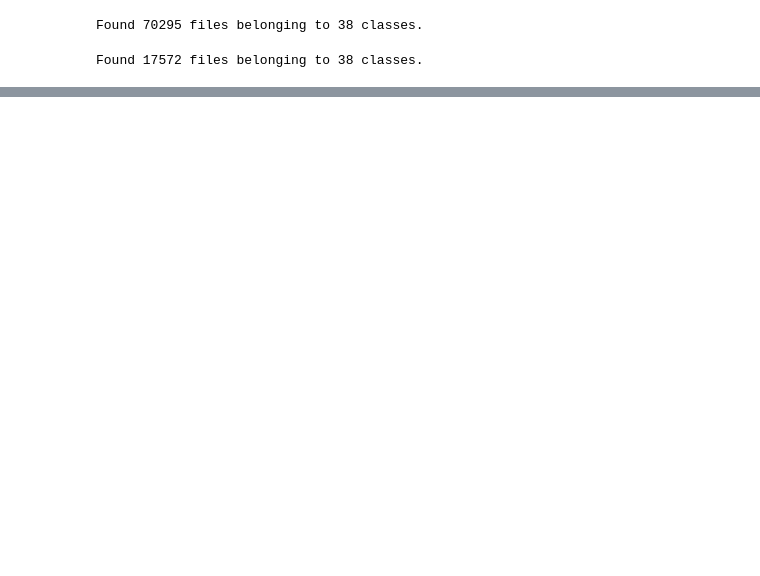
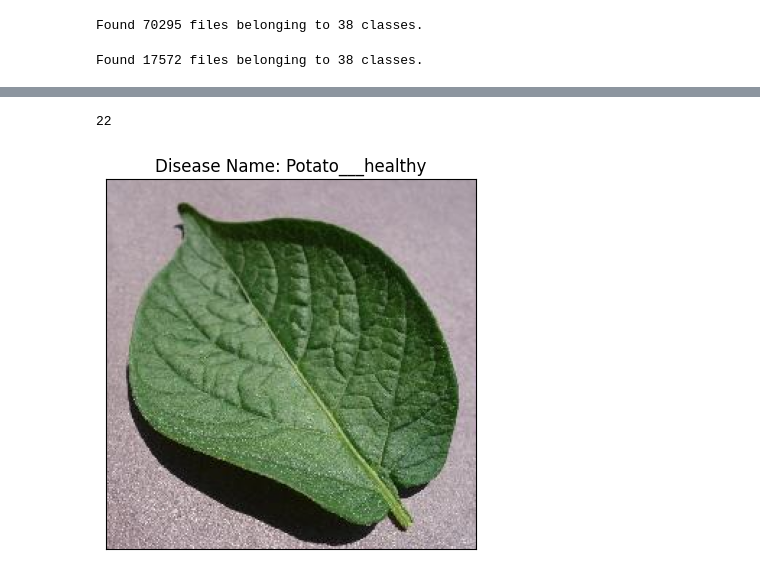
Before and after one commit to achala2702/farm_mate, a Jupyter notebook: machine_learning/disease_detection/Disease_detection.ipynb, the cells around one changed output, grey strips where cells are left out. Drawn from its saved outputs; the diff is of its cells as text; code cells hidden in the pictures; blank space fills up the shorter version.

```diff
--- a/machine_learning/disease_detection/Disease_detection.ipynb
+++ b/machine_learning/disease_detection/Disease_detection.ipynb
@@ -149,0 +210,3 @@ model.save('plant_disease_detection_model.keras')
+# %%
+#loading the model
+cnn_model = tf.keras.models.load_model('plant_disease_detection_model.keras')
@@ -149,0 +227,5 @@ model.save('plant_disease_detection_model.keras')
+# %%
+image = tf.keras.preprocessing.image.load_img(image_path,target_size=(128,128))
+input_arr = tf.keras.preprocessing.image.img_to_array(image)
+input_arr = np.array([input_arr])  # Convert single image to a batch.
+predictions = cnn_model.predict(input_arr)
@@ -149,0 +247,15 @@ model.save('plant_disease_detection_model.keras')
+# %%
+result_index = np.argmax(predictions) #Return index of max element
+print(result_index)
+# %% [output]
+22
+# %%
+# Displaying the disease prediction
+model_prediction = loaded_class_names[result_index]
+plt.imshow(img)
+plt.title(f"Disease Name: {model_prediction}")
+plt.xticks([])
+plt.yticks([])
+plt.show()
+# %% [output]
+[figure, added]
```
Also changed, not shown: parts of 17 cells of this notebook, 3 other files.
